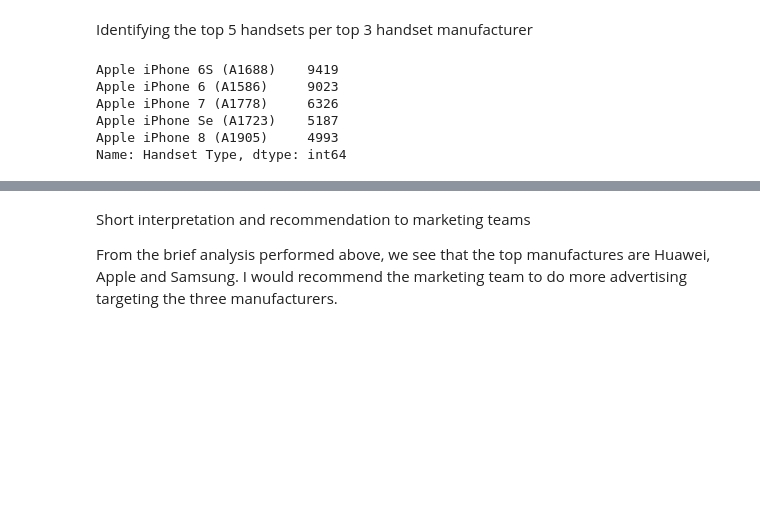
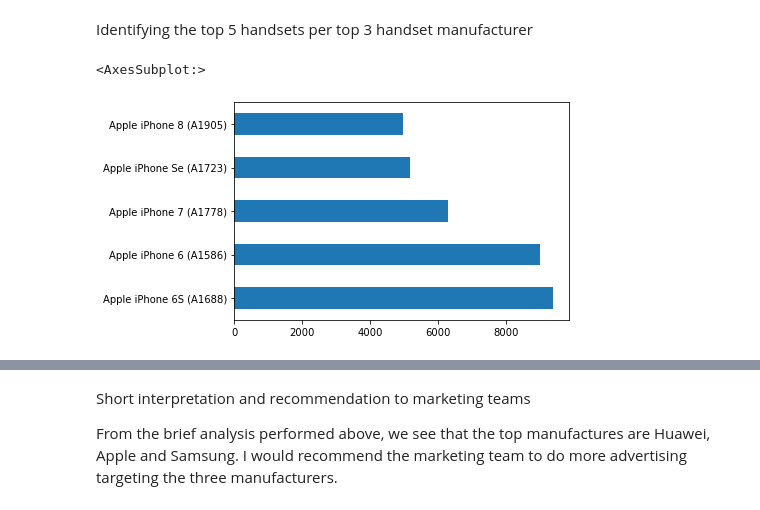
Before and after one commit to Tilda98/TelecommunicationDataAnalysis, a Jupyter notebook: notebook/data_understanding.ipynb, the cells around one changed output, grey strips where cells are left out. Drawn from its saved outputs; the diff is of its cells as text; code cells hidden in the pictures; blank space fills up the shorter version.

```diff
--- a/notebook/data_understanding.ipynb
+++ b/notebook/data_understanding.ipynb
@@ -355,14 +348,10 @@ Identifying the top 5 handsets per top 3 handset manufacturer
 # %%
 #checking top 5 handsets for Apple manufacturer
 handset_manufacturer_group = data_clean.groupby(['Handset Manufacturer'])
-handset_manufacturer_group.get_group('Apple')['Handset Type'].value_counts()[0:5]
+handset_manufacturer_group.get_group('Apple')['Handset Type'].value_counts()[0:5].plot(kind='barh')
 # %% [output]
-Apple iPhone 6S (A1688)    9419
-Apple iPhone 6 (A1586)     9023
-Apple iPhone 7 (A1778)     6326
-Apple iPhone Se (A1723)    5187
-Apple iPhone 8 (A1905)     4993
-Name: Handset Type, dtype: int64
+<AxesSubplot:>
+[figure, added]
 # %%
 #checking top 5 handsets for Samsung manufacturer
 handset_manufacturer_group = data_clean.groupby(['Handset Manufacturer'])
```
Also changed, not shown: parts of 40 cells of this notebook, 1 other file.
